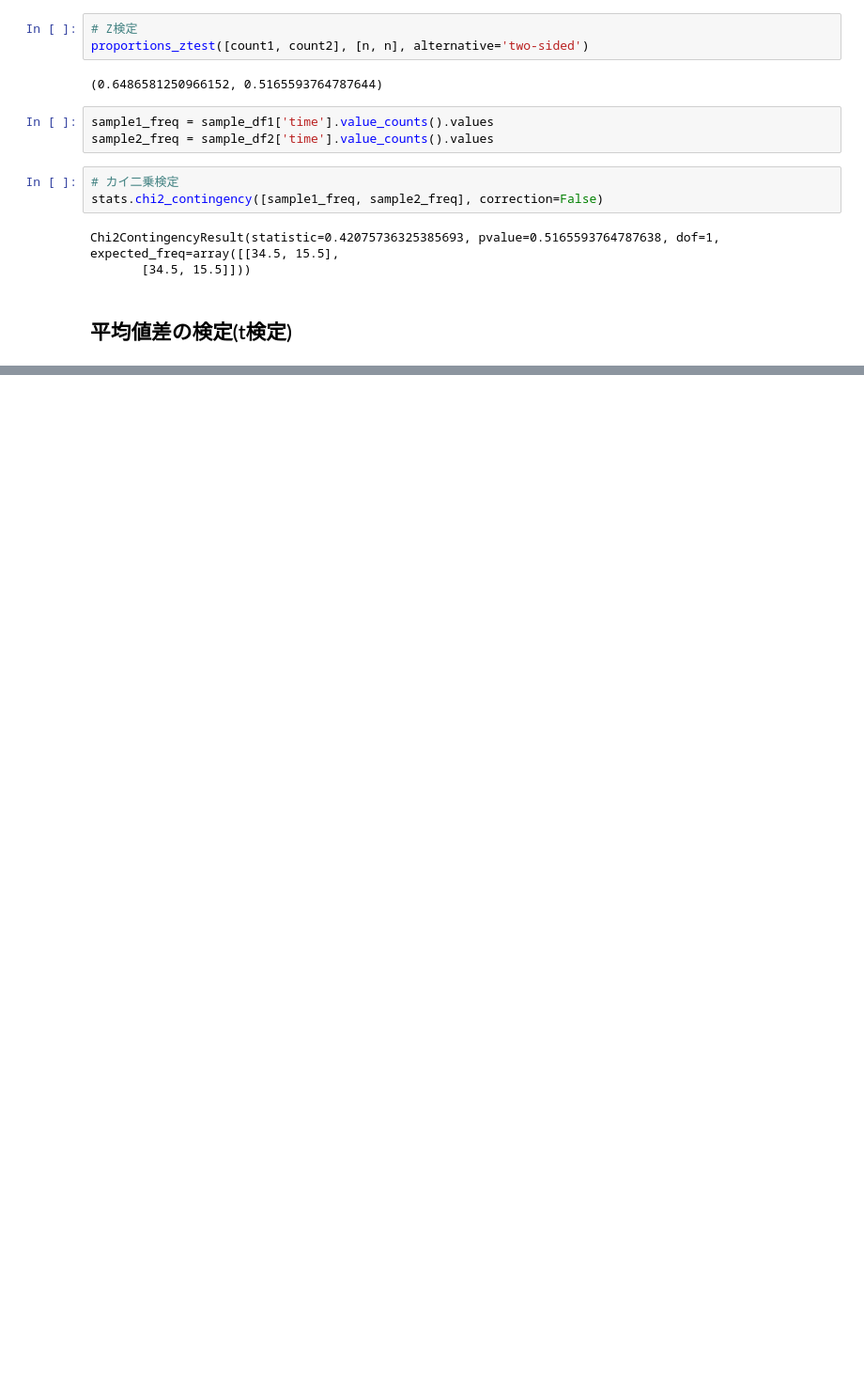
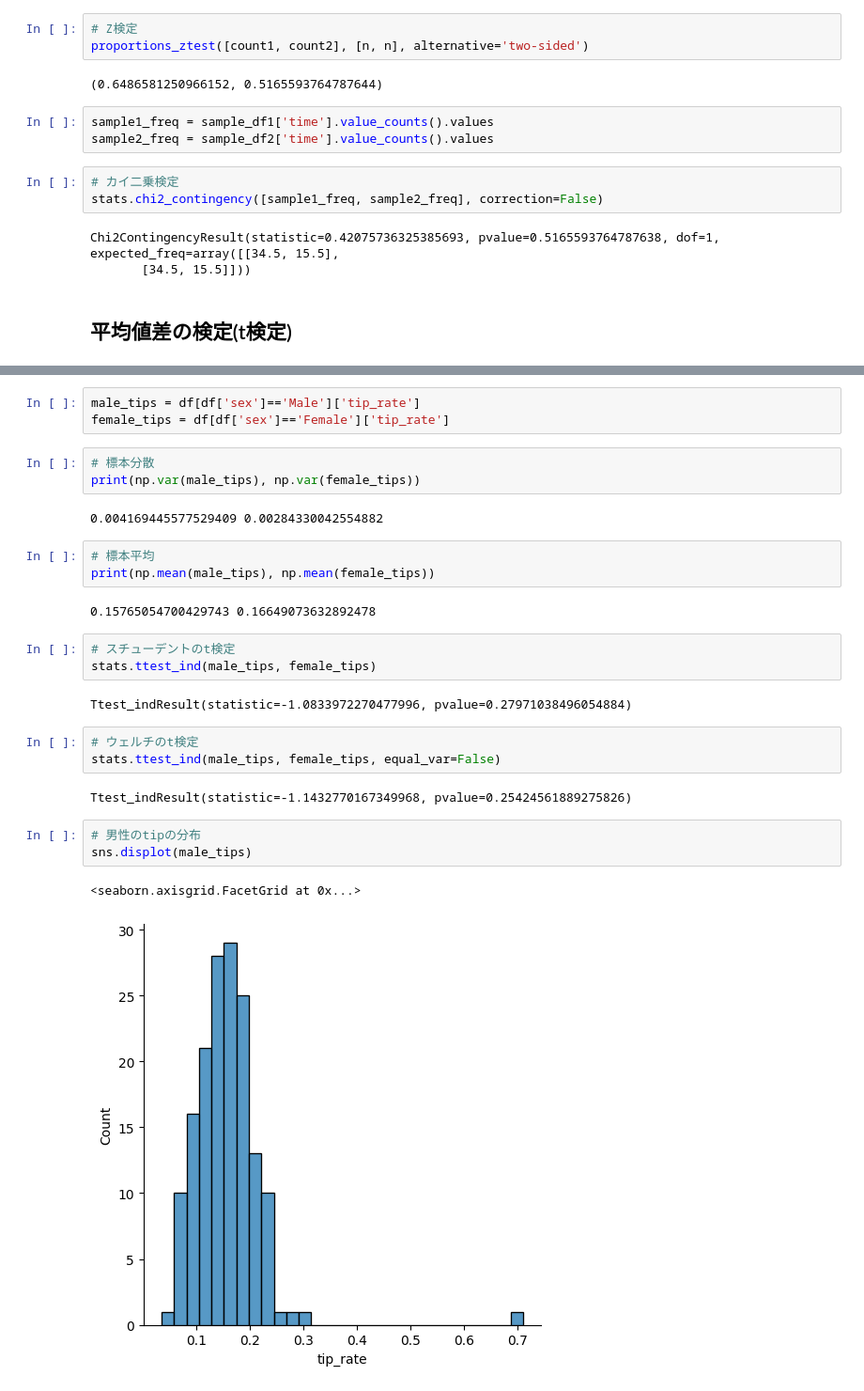
Before and after one commit to tiglzt7/wk, a Jupyter notebook: 05_stat/stat.ipynb, the cells around one changed output, grey strips where cells are left out. Shown at 94% size. Saved outputs shown, nothing was run; the diff lists cells and outputs as text; blank space fills up the shorter version.

```diff
--- a/05_stat/stat.ipynb
+++ b/05_stat/stat.ipynb
@@ -1017,0 +1044,29 @@ Chi2ContingencyResult(statistic=0.42075736325385693, pvalue=0.5165593764787638,
+# %%
+male_tips = df[df['sex']=='Male']['tip_rate']
+female_tips = df[df['sex']=='Female']['tip_rate']
+# %%
+# 標本分散
+print(np.var(male_tips), np.var(female_tips))
+# %% [output]
+0.004169445577529409 0.00284330042554882
+# %%
+# 標本平均
+print(np.mean(male_tips), np.mean(female_tips))
+# %% [output]
+0.15765054700429743 0.16649073632892478
+# %%
+# スチューデントのt検定
+stats.ttest_ind(male_tips, female_tips)
+# %% [output]
+Ttest_indResult(statistic=-1.0833972270477996, pvalue=0.27971038496054884)
+# %%
+# ウェルチのt検定
+stats.ttest_ind(male_tips, female_tips, equal_var=False)
+# %% [output]
+Ttest_indResult(statistic=-1.1432770167349968, pvalue=0.25424561889275826)
+# %%
+# 男性のtipの分布
+sns.displot(male_tips)
+# %% [output]
+<seaborn.axisgrid.FacetGrid at 0x...>
+[figure, added]
```
Also changed, not shown: parts of 50 cells of this notebook.
